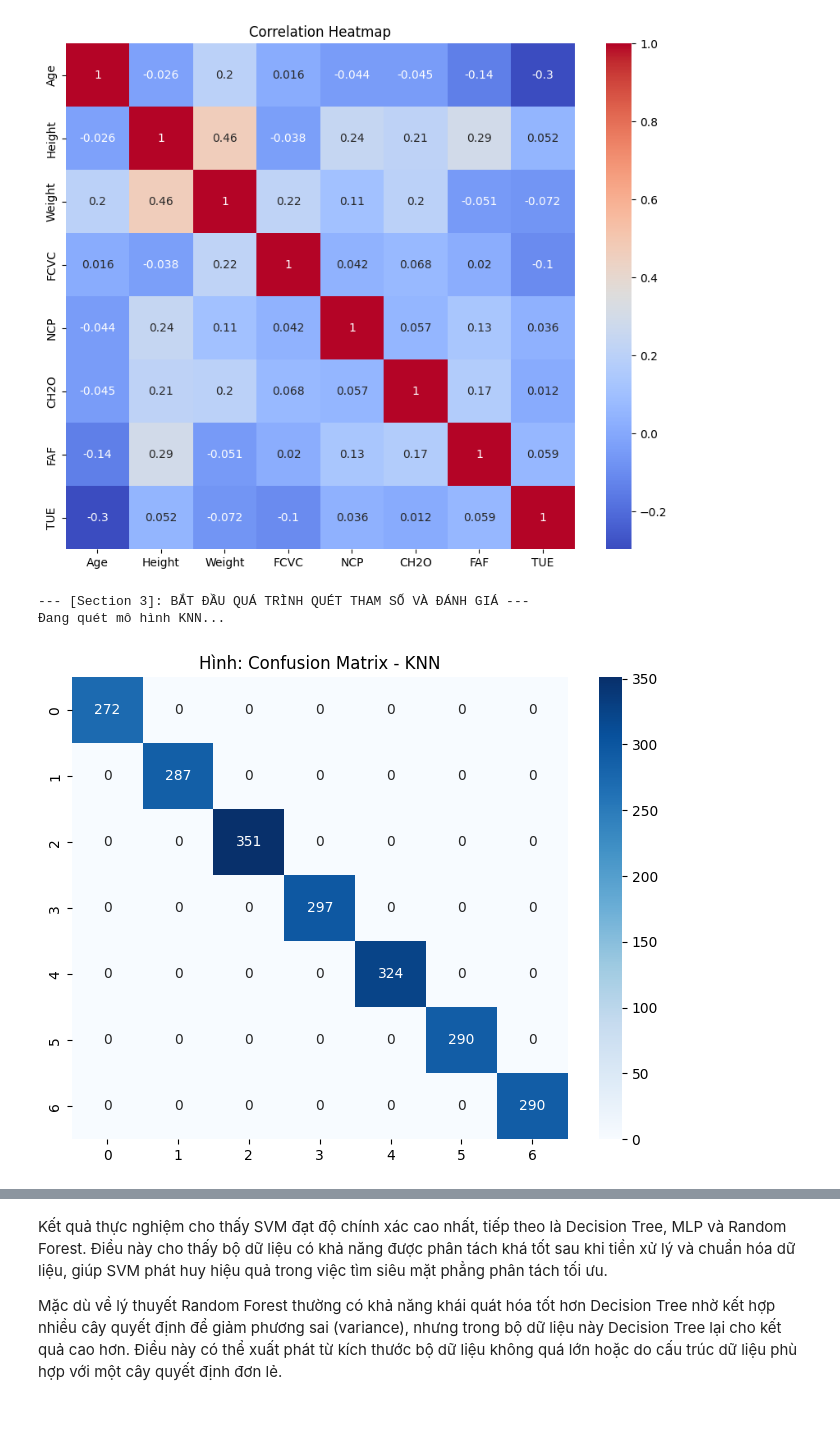
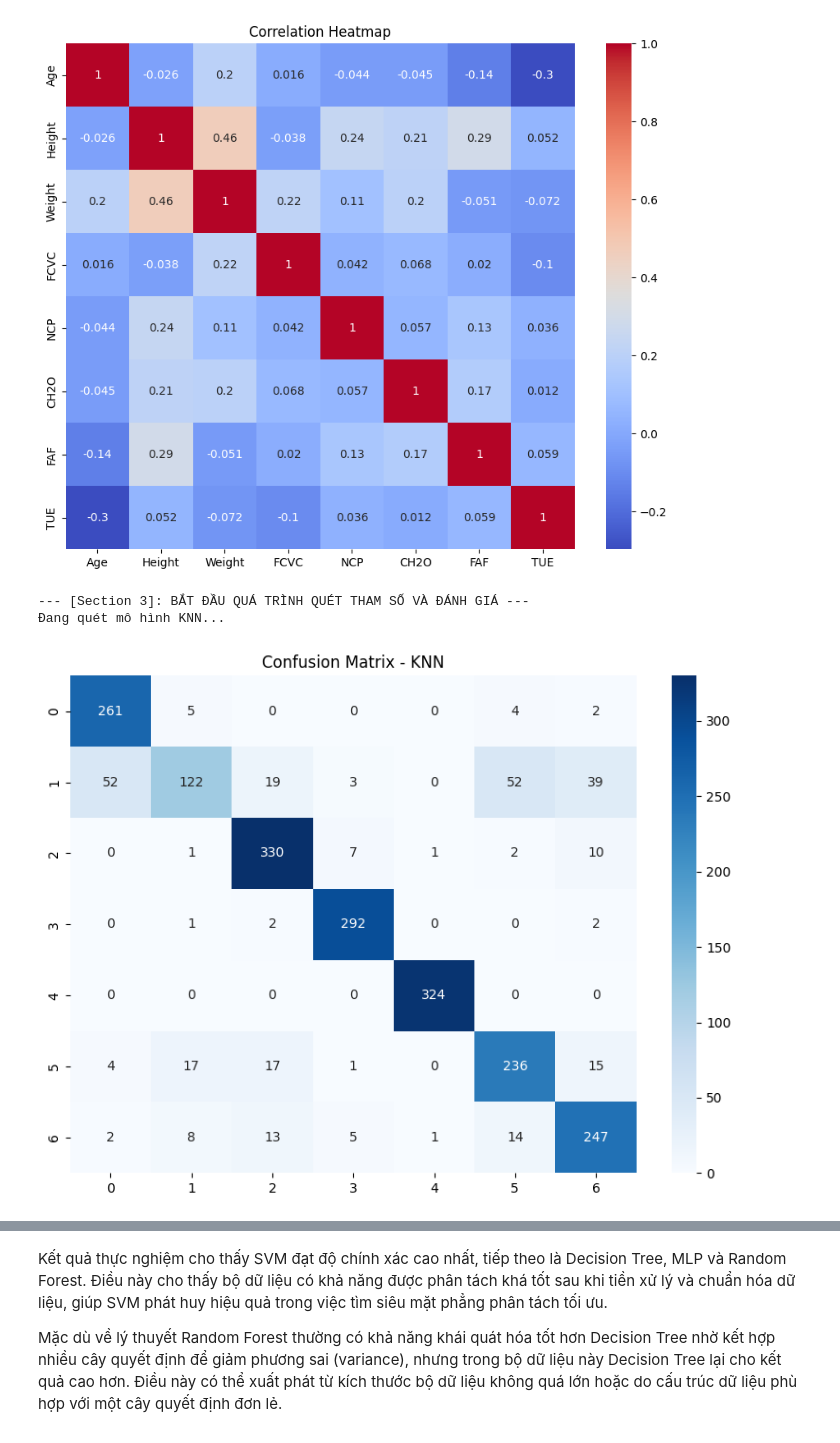
Before and after one commit to VuThienSinh-23130276/obesity-prediction-ML, a Jupyter notebook: obesity_prediction.ipynb, the cells around one changed output, grey strips where cells are left out. Saved outputs shown, nothing was run; the diff lists cells and outputs as text; code cells hidden in the pictures.

Commit message:
Kaggle Notebook | obesity_prediction | ver14

```diff
--- a/obesity_prediction.ipynb
+++ b/obesity_prediction.ipynb
@@ -186,34 +230,95 @@ dtype: int64
 # %%
 # =========================================================================
 # SECTION 3: MODEL SELECTION - TINH CHỈNH & ĐÁNH GIÁ
 # =========================================================================
 print("--- [Section 3]: BẮT ĐẦU QUÁ TRÌNH QUÉT THAM SỐ VÀ ĐÁNH GIÁ ---")
 
+scores = {}
+best_models = {}
+
 models = {
-    'KNN': (KNeighborsClassifier(), {'n_neighbors': [3, 5, 7, 9], 'weights': ['uniform', 'distance']}),
-    'DecisionTree': (DecisionTreeClassifier(random_state=42), {'criterion': ['gini', 'entropy'], 'max_depth': [None, 10, 20]}),
-    'RandomForest': (RandomForestClassifier(random_state=42), {'n_estimators': [50, 100, 150], 'max_depth': [None, 10, 20]})
+
+    "KNN": (
+        Pipeline([
+            ("preprocessor", preprocessor),
+            ("model", KNeighborsClassifier())
+        ]),
+        {
+            "model__n_neighbors": [3,5,7,9],
+            "model__weights": ["uniform","distance"]
+        }
+    ),
+
+    "DecisionTree": (
+        Pipeline([
+            ("preprocessor", preprocessor),
+            ("model", DecisionTreeClassifier(random_state=42))
+        ]),
+        {
+            "model__criterion": ["gini","entropy"],
+            "model__max_depth": [None,10,20]
+        }
+    ),
+
+    "RandomForest": (
+        Pipeline([
+            ("preprocessor", preprocessor),
+            ("model", RandomForestClassifier(random_state=42))
+        ]),
+        {
+            "model__n_estimators": [50,100,150],
+            "model__max_depth": [None,10,20]
+        }
+    )
 }
 
 for name, (model, params) in models.items():
+
     print(f"Đang quét mô hình {name}...")
-    grid = GridSearchCV(model, params, cv=skf, scoring='accuracy', n_jobs=-1)
 
-    grid.fit(X_final, y_encoded)
+    grid = GridSearchCV(
+        model,
+        params,
+        cv=skf,
+        scoring="accuracy",
+        n_jobs=-1
+    )
 
-    pd.DataFrame(grid.cv_results_)[['params', 'mean_test_score']].to_csv(f'{name}_tuning.csv', index=False)
+    grid.fit(X, y_encoded)
 
-    y_pred = grid.best_estimator_.predict(X_final)
+    scores[name] = grid.best_score_
+    best_models[name] = grid.best_estimator_
+
+    pd.DataFrame(grid.cv_results_)[
+        ["params","mean_test_score"]
+    ].to_csv(f"{name}_tuning.csv", index=False)
+
+
+    y_pred = cross_val_predict(
+        grid.best_estimator_,
+        X,
+        y_encoded,
+        cv=skf,
+        n_jobs=-1
+    )
+
     cm = confusion_matrix(y_encoded, y_pred)
 
     plt.figure(figsize=(8,6))
-    sns.heatmap(cm, annot=True, fmt='d', cmap='Blues')
-    plt.title(f'Hình: Confusion Matrix - {name}')
-    plt.savefig(f'cm_{name}.png')
+    sns.heatmap(cm,
+                annot=True,
+                fmt="d",
+                cmap="Blues")
+
+    plt.title(f"Confusion Matrix - {name}")
+    plt.tight_layout()
+    plt.savefig(f"cm_{name}.png")
     plt.show()
 
-    print(f"-> {name} Tốt Nhất: {grid.best_params_} | Accuracy: {grid.best_score_:.4f}\n")
+    print(f"-> {name}")
+    print("Best Params :", grid.best_params_)
+    print(f"Accuracy (CV): {grid.best_score_:.4f}\n")
 # %% [output]
 --- [Section 3]: BẮT ĐẦU QUÁ TRÌNH QUÉT THAM SỐ VÀ ĐÁNH GIÁ ---
 Đang quét mô hình KNN...
-[figure, old version]
+[figure, new version]
```
Also changed, not shown: parts of 7 cells of this notebook.
